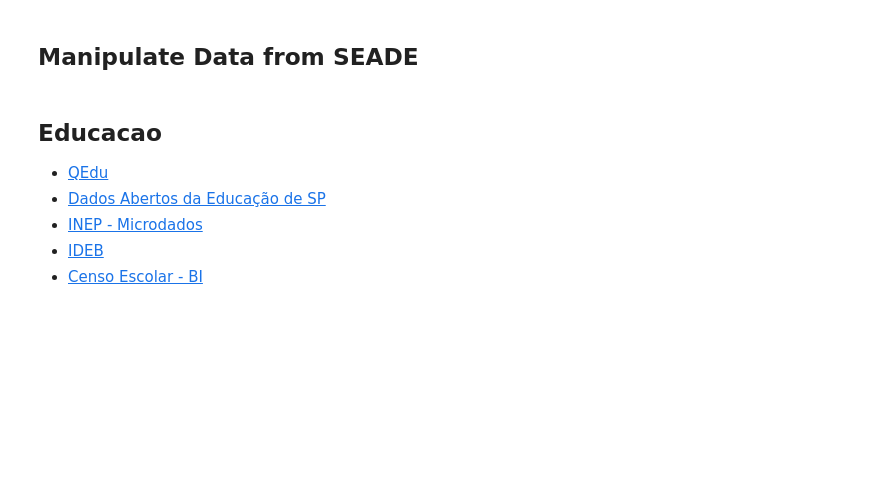
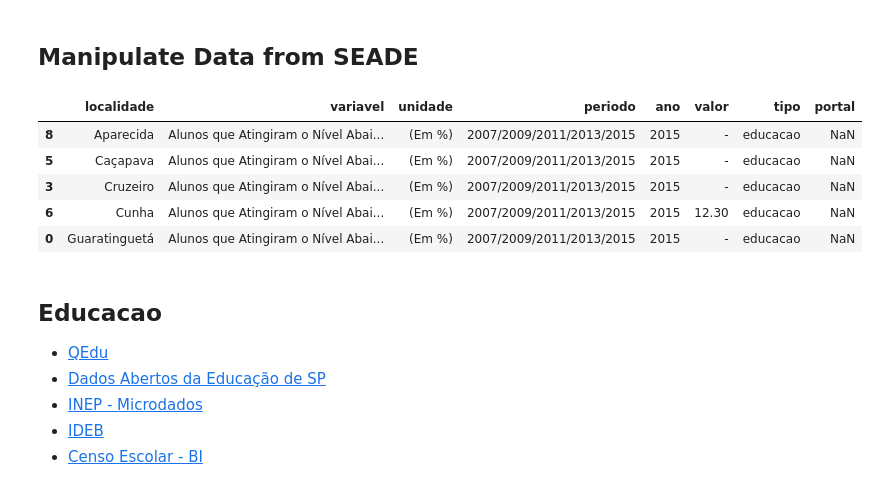
Before and after one commit to d116626/raiox_vale, a Jupyter notebook: notebooks/1.explore_indicadores_vale.ipynb, the cells around one changed output. Saved outputs shown, nothing was run; the diff lists cells and outputs as text; code cells hidden in the pictures; blank space fills up the shorter version.

```diff
--- a/notebooks/1.explore_indicadores_vale.ipynb
+++ b/notebooks/1.explore_indicadores_vale.ipynb
@@ -1,14 +1,26 @@
 # %%
+%reload_ext autoreload
+%autoreload 2
+
+import warnings
+warnings.filterwarnings('ignore')
+
+
 import pandas as pd
 import numpy as np
+import geopandas as gpd
 
 import requests
 from bs4 import BeautifulSoup
 
 pd.options.display.max_columns = 999
 pd.options.display.max_rows = 999
-pd.options.display.max_colwidth = 100
+pd.options.display.max_colwidth = 200
 
 # import yaml
+from paths import *
+from scripts import manipulation
+from scripts import io
+from scripts import vis_graphs
 # %% [markdown]
 ## Manipulate Data from SEADE
@@ -52,3 +40,12 @@ dd = dd.merge(geocode_seade,on='localidade', how='left')
+# %%
+dd.head()
+# %% [output]
+|  | localidade | variavel | unidade | periodo | ano | valor | tipo | portal |
+| 8 | Aparecida | Alunos que Atingiram o Nível Abai... | (Em %) | 2007/2009/2011/2013/2015 | 2015 | - | educacao | NaN |
+| 5 | Caçapava | Alunos que Atingiram o Nível Abai... | (Em %) | 2007/2009/2011/2013/2015 | 2015 | - | educacao | NaN |
+| 3 | Cruzeiro | Alunos que Atingiram o Nível Abai... | (Em %) | 2007/2009/2011/2013/2015 | 2015 | - | educacao | NaN |
+| 6 | Cunha | Alunos que Atingiram o Nível Abai... | (Em %) | 2007/2009/2011/2013/2015 | 2015 | 12.30 | educacao | NaN |
+| 0 | Guaratinguetá | Alunos que Atingiram o Nível Abai... | (Em %) | 2007/2009/2011/2013/2015 | 2015 | - | educacao | NaN |
 # %% [markdown]
 ## Educacao
  - [QEdu](https://www.qedu.org.br/)
```
Also changed, not shown: parts of 12 cells of this notebook, 15 other files.
